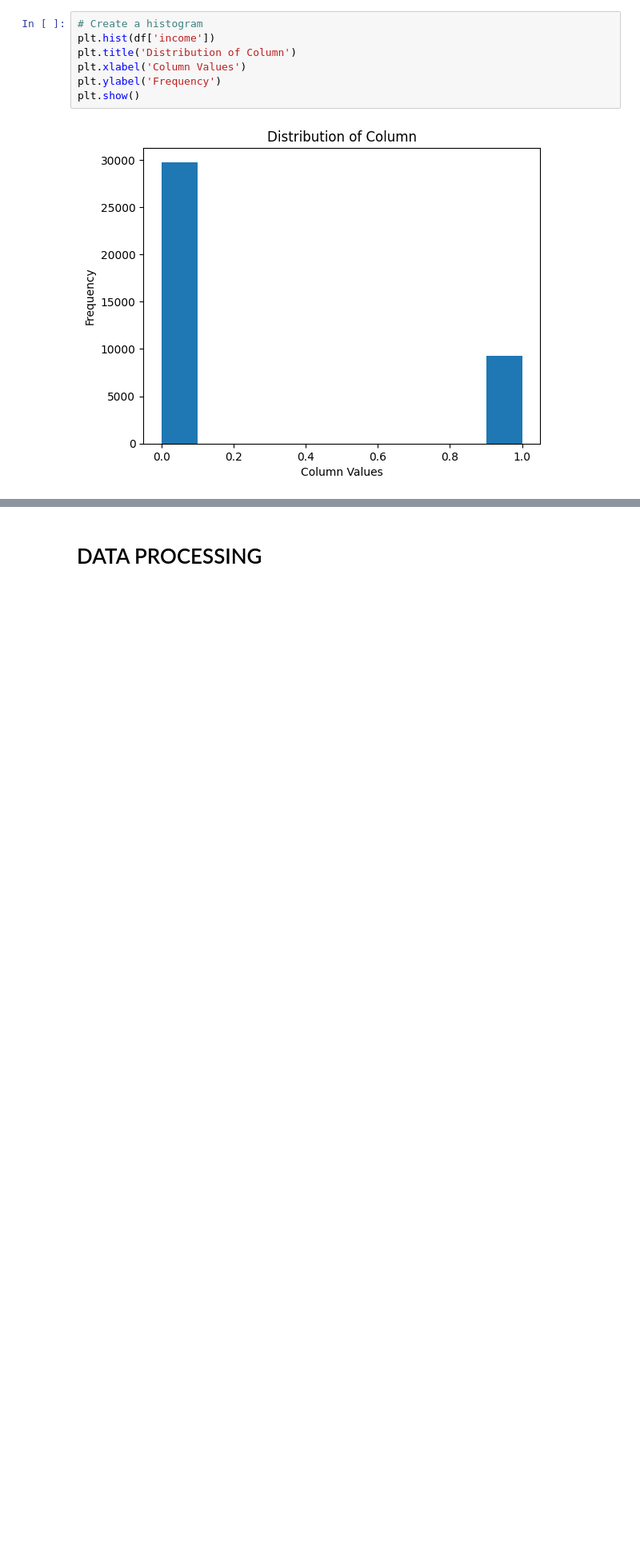
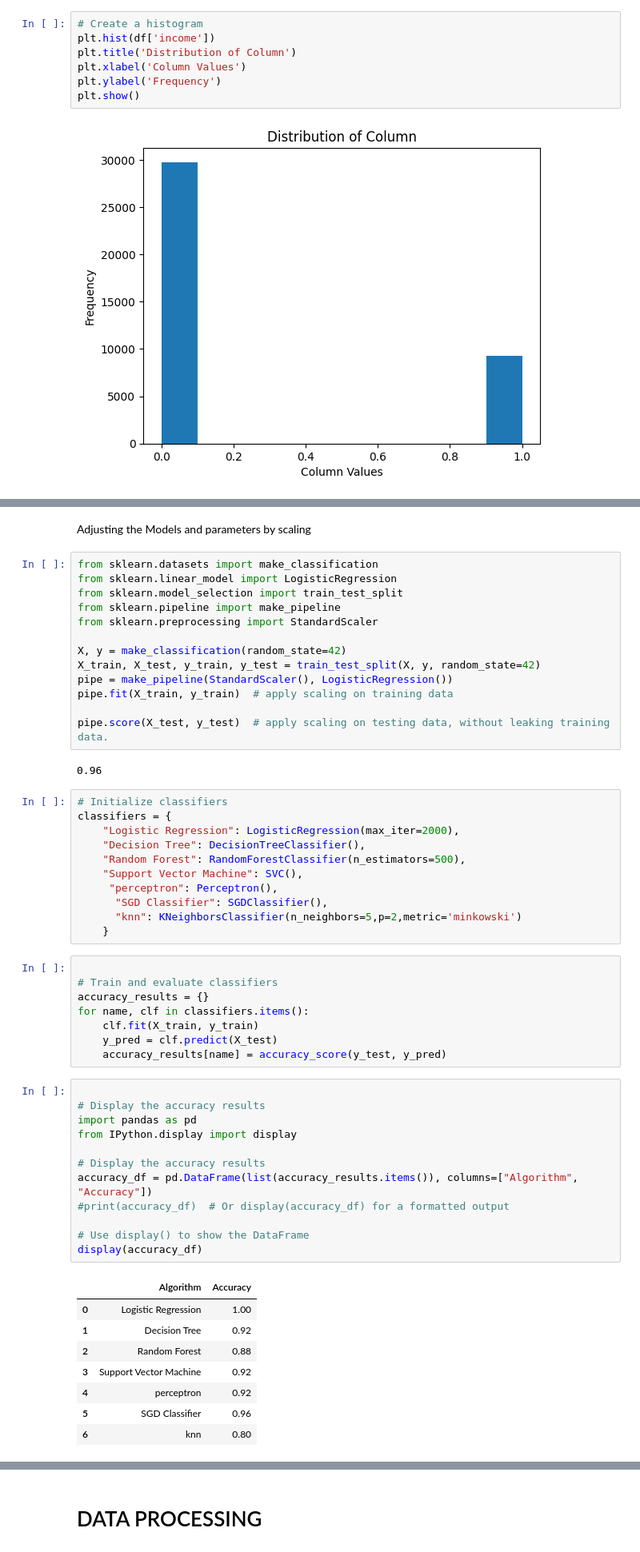
Before and after one commit to gredy/2021Z-DataVisualizationTechniques, a Jupyter notebook: Mini_Kaggle_Project_2_income.ipynb, the cells around one changed output, grey strips where cells are left out. Shown at 80% size. Cells and saved outputs as stored; diff of their text form; blank space fills up the shorter version.

```diff
--- a/Mini_Kaggle_Project_2_income.ipynb
+++ b/Mini_Kaggle_Project_2_income.ipynb
@@ -128,0 +177,57 @@ plt.show()
+# %% [markdown]
+Adjusting the Models and parameters by scaling
+# %%
+from sklearn.datasets import make_classification
+from sklearn.linear_model import LogisticRegression
+from sklearn.model_selection import train_test_split
+from sklearn.pipeline import make_pipeline
+from sklearn.preprocessing import StandardScaler
+
+X, y = make_classification(random_state=42)
+X_train, X_test, y_train, y_test = train_test_split(X, y, random_state=42)
+pipe = make_pipeline(StandardScaler(), LogisticRegression())
+pipe.fit(X_train, y_train)  # apply scaling on training data
+
+pipe.score(X_test, y_test)  # apply scaling on testing data, without leaking training data.
+# %% [output]
+0.96
+# %%
+# Initialize classifiers
+classifiers = {
+    "Logistic Regression": LogisticRegression(max_iter=2000),
+    "Decision Tree": DecisionTreeClassifier(),
+    "Random Forest": RandomForestClassifier(n_estimators=500),
+    "Support Vector Machine": SVC(),
+     "perceptron": Perceptron(),
+      "SGD Classifier": SGDClassifier(),
+      "knn": KNeighborsClassifier(n_neighbors=5,p=2,metric='minkowski')
+    }
+# %%
+
+# Train and evaluate classifiers
+accuracy_results = {}
+for name, clf in classifiers.items():
+    clf.fit(X_train, y_train)
+    y_pred = clf.predict(X_test)
+    accuracy_results[name] = accuracy_score(y_test, y_pred)
+# %%
+
+# Display the accuracy results
+import pandas as pd
+from IPython.display import display
+
+# Display the accuracy results
+accuracy_df = pd.DataFrame(list(accuracy_results.items()), columns=["Algorithm", "Accuracy"])
+#print(accuracy_df)  # Or display(accuracy_df) for a formatted output
+
+# Use display() to show the DataFrame
+display(accuracy_df)
+# %% [output]
+|  | Algorithm | Accuracy |
+| 0 | Logistic Regression | 1.00 |
+| 1 | Decision Tree | 0.92 |
+| 2 | Random Forest | 0.88 |
+| 3 | Support Vector Machine | 0.92 |
+| 4 | perceptron | 0.92 |
+| 5 | SGD Classifier | 0.96 |
+| 6 | knn | 0.80 |
```
Also changed, not shown: parts of 30 cells of this notebook.
